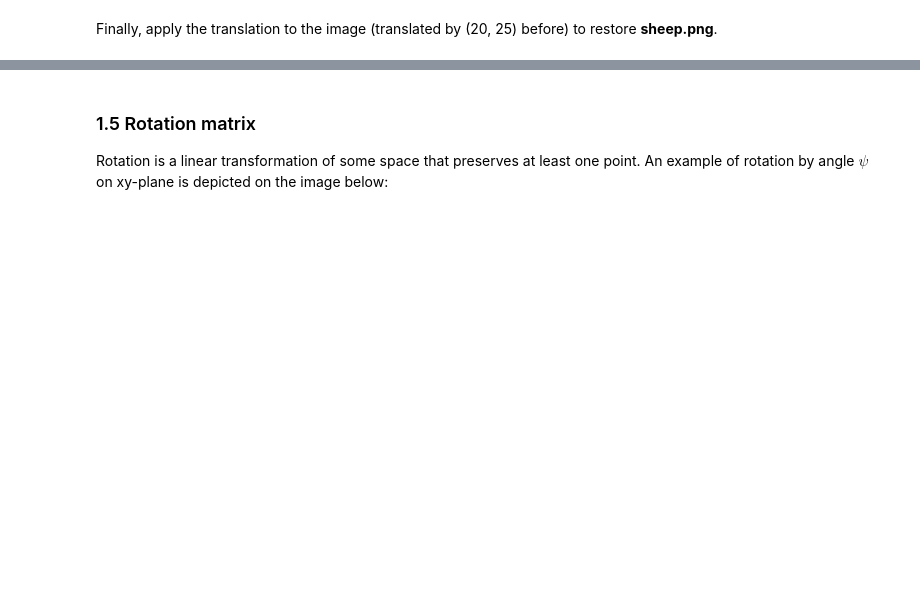
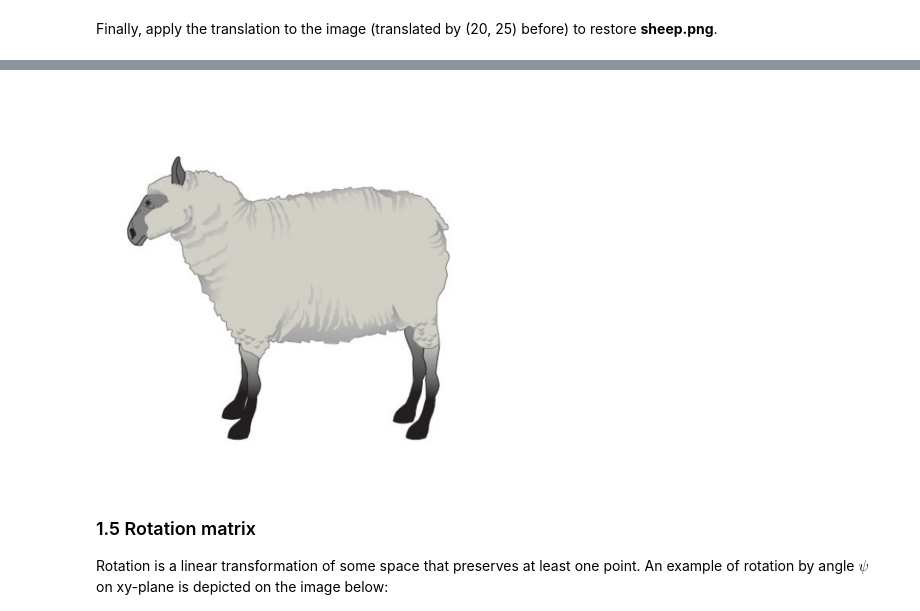
Before and after one commit to MunenNoKage/Lab_1_Transformation_Matrices, a Jupyter notebook: LA_Lab_1_template_2026.ipynb, the cells around one changed output, grey strips where cells are left out. Saved outputs shown, nothing was run; the diff lists cells and outputs as text; code cells hidden in the pictures; blank space fills up the shorter version.

```diff
--- a/LA_Lab_1_template_2026.ipynb
+++ b/LA_Lab_1_template_2026.ipynb
@@ -524 +553,19 @@ NameError: name 'cv' is not defined
+# %%
+# translated_img = cv.imread("./translated_sheep.png")
+# cv2_imshow(translated_img)
+
+# img = mpimg.imread("translated_sheep.png")
+
+# tx, ty = -20, -25
+# translated = translate_image_nn(img, tx, ty)
+
+# plt.imsave("translated_restore.png", translated)
+
+img = cv2.imread('translated_sheep.png')
+img = cv2.cvtColor(img, cv2.COLOR_BGR2RGB)
+plt.imshow(translate_image_nn(img, -20, -25))
+plt.axis('off')
+plt.show()
+# %% [output]
+[figure, added]
 # %%
```
Also changed, not shown: parts of 11 cells of this notebook.
